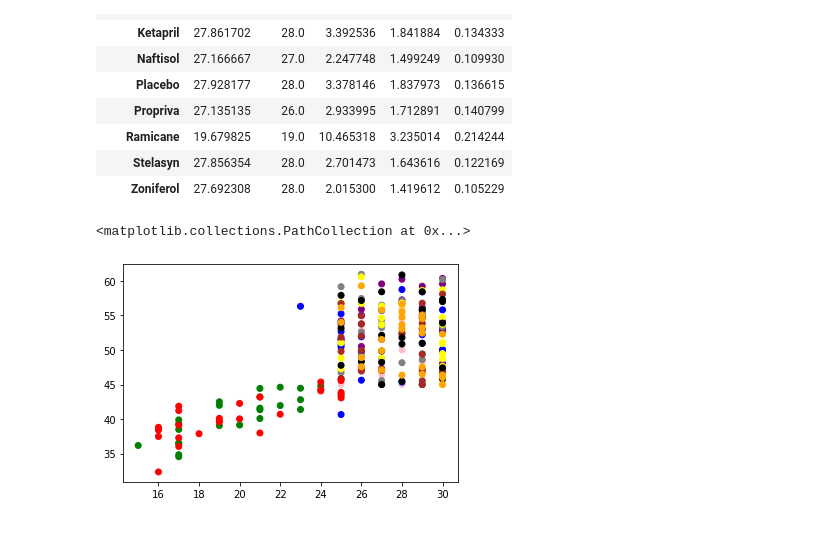
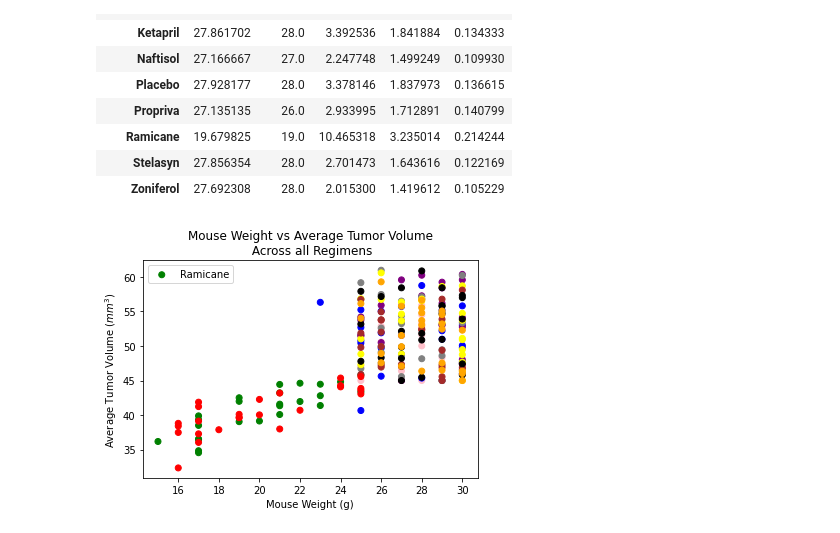
Before and after one commit to FernB/Matplotlib_Homework, a Jupyter notebook: Pymaceuticals/pymaceuticals_starter.ipynb, the cells around one changed output. Saved outputs shown, nothing was run; the diff lists cells and outputs as text; code cells hidden in the pictures.

```diff
--- a/Pymaceuticals/pymaceuticals_starter.ipynb
+++ b/Pymaceuticals/pymaceuticals_starter.ipynb
@@ -295,15 +316,19 @@ remove_duplicate.groupby("Drug Regimen").agg({"Weight (g)":["mean","median","var
 # %%
 # a = remove_duplicate.groupby(['Drug Regimen','Mouse ID'])['Weight (g)'].mean()
 # b = remove_duplicate.groupby(['Drug Regimen','Mouse ID'])['Tumor Volume (mm3)'].mean()
 #frame = {'Weight (g)':a, 'Tumor Volume (mm3)':b, }
 
 af = remove_duplicate.groupby(['Drug Regimen','Mouse ID'])['Weight (g)', 'Tumor Volume (mm3)'].mean().reset_index()
 
 colours = dict(zip(treatments,["red","green","blue","yellow","pink","black","orange","purple","brown","gray"]))
 plt.scatter(af['Weight (g)'],af['Tumor Volume (mm3)'], c=af['Drug Regimen'].map(colours))
+plt.title('Mouse Weight vs Average Tumor Volume\n Across all Regimens')
+plt.xlabel('Mouse Weight (g)')
+plt.ylabel('Average Tumor Volume ($mm^{3}$)')
+plt.legend(colours)
+plt.show()
 # %% [output]
-<matplotlib.collections.PathCollection at 0x...>
-[figure, old version]
+[figure, new version]
 # %%
 #fig,a = plt.subplots(5,2)
 for drug in treatments:
```
Also changed, not shown: parts of 15 cells of this notebook.
